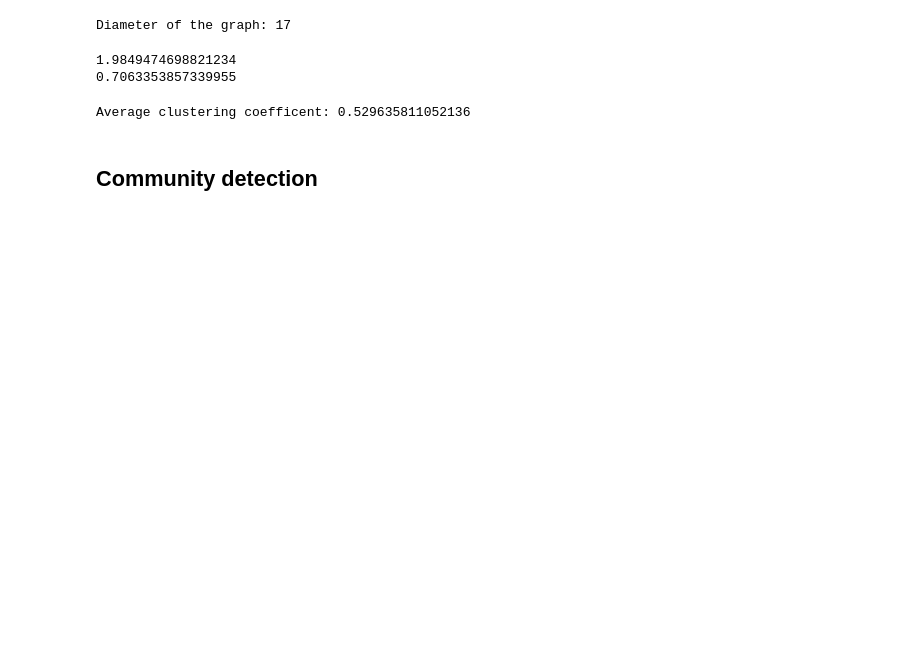
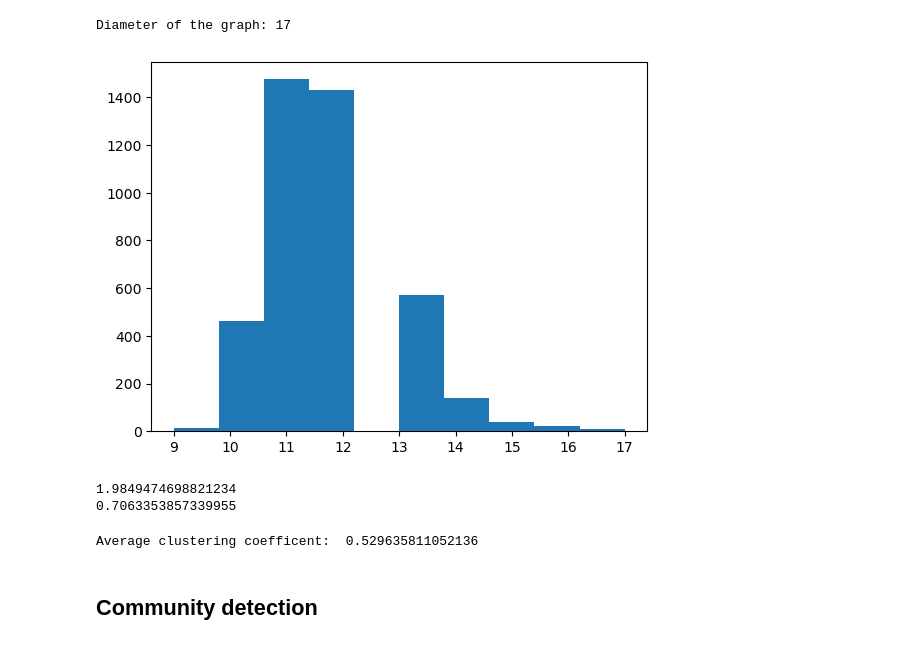
Before and after one commit to marcoSanti/AVRC-lab, a Jupyter notebook: progetto-finale/progetto-santimaria.ipynb, the cells around one changed output. Cells and saved outputs as stored; diff of their text form; code cells hidden in the pictures; blank space fills up the shorter version.

```diff
--- a/progetto-finale/progetto-santimaria.ipynb
+++ b/progetto-finale/progetto-santimaria.ipynb
@@ -19,11 +23,10 @@ Number of nodes in network: 5242
 Number of edges in network: 14496
 # %%
 #degree distributions
-degrees=[]
-for node in collabGraph.nodes():
-    degrees.append(collabGraph.degree(node))
+collabGraphDegrees = [collabGraph.degree(node) for node in collabGraph.nodes()]
 
-plt.hist(degrees, log=True)
+
+plt.hist(collabGraphDegrees, log=True)
 plt.title("Degree distribution")
 plt.show()
 # %% [output]
@@ -106,4 +111,26 @@ print("Diameter of the graph: " + str(graphDiameter))
 # %% [output]
 Diameter of the graph: 17
+# %%
+#longest shortest path
+#ma solo su cc piu grossa altrimenti mi vengono distanze infinite
+# da questo posso vedere il range di distanza media che i nodi hanno
+shortPath=[]
+for node in collabGraphBiggestConnectedComponent.nodes():
+    shortP = dict(nx.shortest_path_length(collabGraphBiggestConnectedComponent, source=node))
+    maxV = 0
+    for _,leng in shortP.items():
+        if leng>maxV:
+            maxV = leng
+    shortPath.append([collabGraph.degree[node], maxV])
+
+#sorting by high degree to low degree
+shortPath.sort(key=lambda x:x[0], reverse=True)
+# %%
+nodeSP = [sp for _,sp in shortPath] #mediamente tutti i nodi nel biggest connected component distano 11 steps
+
+plt.hist(nodeSP)
+plt.show()
+# %% [output]
+[figure, added]
 # %%
 #check the small world problem
```
Also changed, not shown: parts of 25 cells of this notebook, 1 other file.
